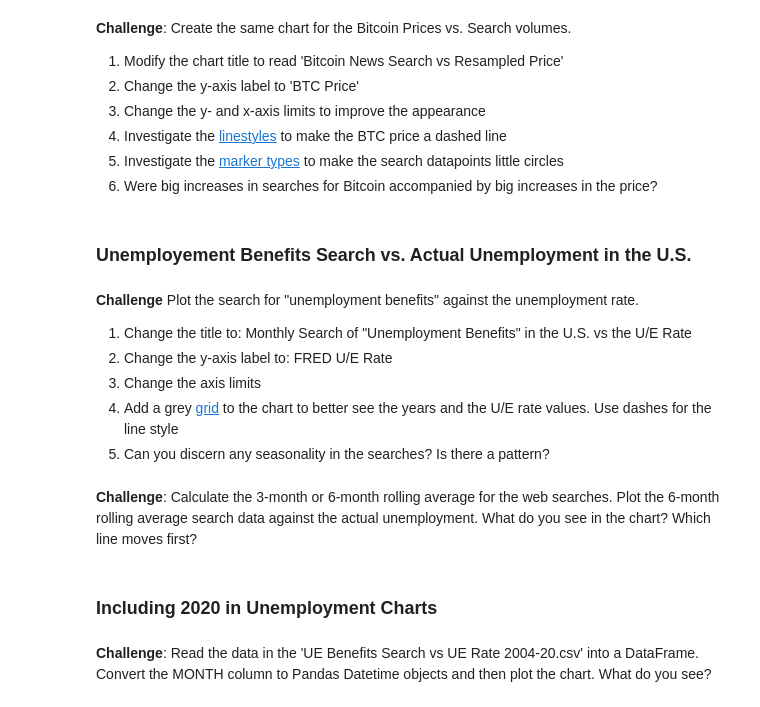
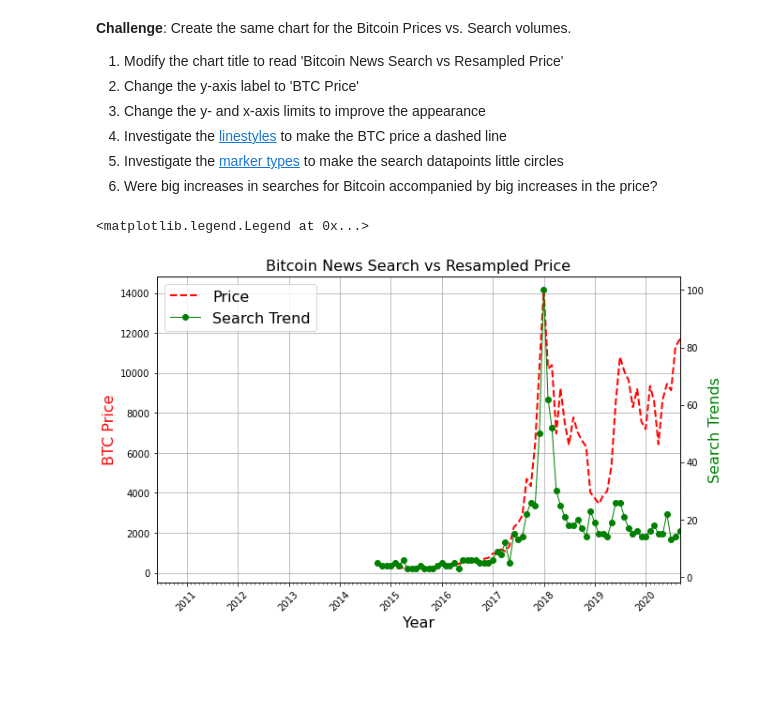
Before and after one commit to York13Pud/python-100-days-of-code, a Jupyter notebook: days-070-to-079/day-074-google-trends/01-google-trends.ipynb, the cells around one changed output. Saved outputs shown, nothing was run; the diff lists cells and outputs as text; code cells hidden in the pictures; blank space fills up the shorter version.

```diff
--- a/days-070-to-079/day-074-google-trends/01-google-trends.ipynb
+++ b/days-070-to-079/day-074-google-trends/01-google-trends.ipynb
@@ -163,3 +164,5 @@ print(type(df_unemployment.MONTH[2]))
 ### Converting from Daily to Monthly Data
 
 [Pandas .resample() documentation](https://pandas.pydata.org/pandas-docs/stable/reference/api/pandas.DataFrame.resample.html) <br>
+# %%
+df_btc_price_monthly = df_btc_price.resample("M", on="DATE").last()
@@ -202,18 +283,41 @@ How to add tick formatting for dates on the x-axis.
 4. Investigate the [linestyles](https://matplotlib.org/3.2.1/api/_as_gen/matplotlib.pyplot.plot.html ) to make the BTC price a dashed line <br>
 5. Investigate the [marker types](https://matplotlib.org/3.2.1/api/markers_api.html) to make the search datapoints little circles <br>
 6. Were big increases in searches for Bitcoin accompanied by big increases in the price?
-# %% [markdown]
-### Unemployement Benefits Search vs. Actual Unemployment in the U.S.
-# %% [markdown]
-**Challenge** Plot the search for "unemployment benefits" against the unemployment rate.
-1. Change the title to: Monthly Search of "Unemployment Benefits" in the U.S. vs the U/E Rate <br>
-2. Change the y-axis label to: FRED U/E Rate <br>
-3. Change the axis limits <br>
-4. Add a grey [grid](https://matplotlib.org/3.2.1/api/_as_gen/matplotlib.pyplot.grid.html) to the chart to better see the years and the U/E rate values. Use dashes for the line style<br>
-5. Can you discern any seasonality in the searches? Is there a pattern?
-# %% [markdown]
-**Challenge**: Calculate the 3-month or 6-month rolling average for the web searches. Plot the 6-month rolling average search data against the actual unemployment. What do you see in the chart? Which line moves first?
-# %% [markdown]
-### Including 2020 in Unemployment Charts
-# %% [markdown]
-**Challenge**: Read the data in the 'UE Benefits Search vs UE Rate 2004-20.csv' into a DataFrame. Convert the MONTH column to Pandas Datetime objects and then plot the chart. What do you see?
+# %%
+# --- Create a figure:
+plt.figure(figsize=(10,6))
+plt.grid()
+
+# --- Change the text on the x-axis to be rotated 45 degrees:
+plt.xticks(rotation=45)
+
+# --- Plot twin y-axis'
+ax_y_1 = plt.gca()
+ax_y_2 = plt.twinx()
+
+# --- Set the graphs title:
+ax_y_1.set_title("Bitcoin News Search vs Resampled Price", fontsize=16)
+
+# --- Display ticks:
+ax_y_1.xaxis.set_major_locator(years)
+ax_y_1.xaxis.set_major_formatter(years_fmt)
+ax_y_1.xaxis.set_minor_locator(months)
+
+# --- Get the data for the first y-axis:
+lns1 = ax_y_1.plot(df_btc_price_monthly.DATE, df_btc_price_monthly.CLOSE, color="red", label = "Price", linewidth=2, linestyle="--")
+ax_y_1.set_ylabel("BTC Price", fontsize=16, color="red")
+ax_y_1.set_xlabel("Year", fontsize=16)
+ax_y_1.set_xlim(df_tesla.MONTH.min(), df_tesla.MONTH.max())
+
+# --- Get the data for the second y-axis:
+lns2 = ax_y_2.plot(df_btc_price_monthly.DATE, df_btc_search.BTC_NEWS_SEARCH, color="green", label = "Search Trend", linewidth=1, marker="o")
+ax_y_2.set_ylabel("Search Trends", fontsize=16, color="green")
+
+# --- Create the legend:
+leg = lns1 + lns2
+labs = [l.get_label() for l in leg]
+
+ax_y_1.legend(leg, labs, loc="upper left", fontsize=16)
+# %% [output]
+<matplotlib.legend.Legend at 0x...>
+[figure, added]
```
Also changed, not shown: parts of 6 cells of this notebook.
